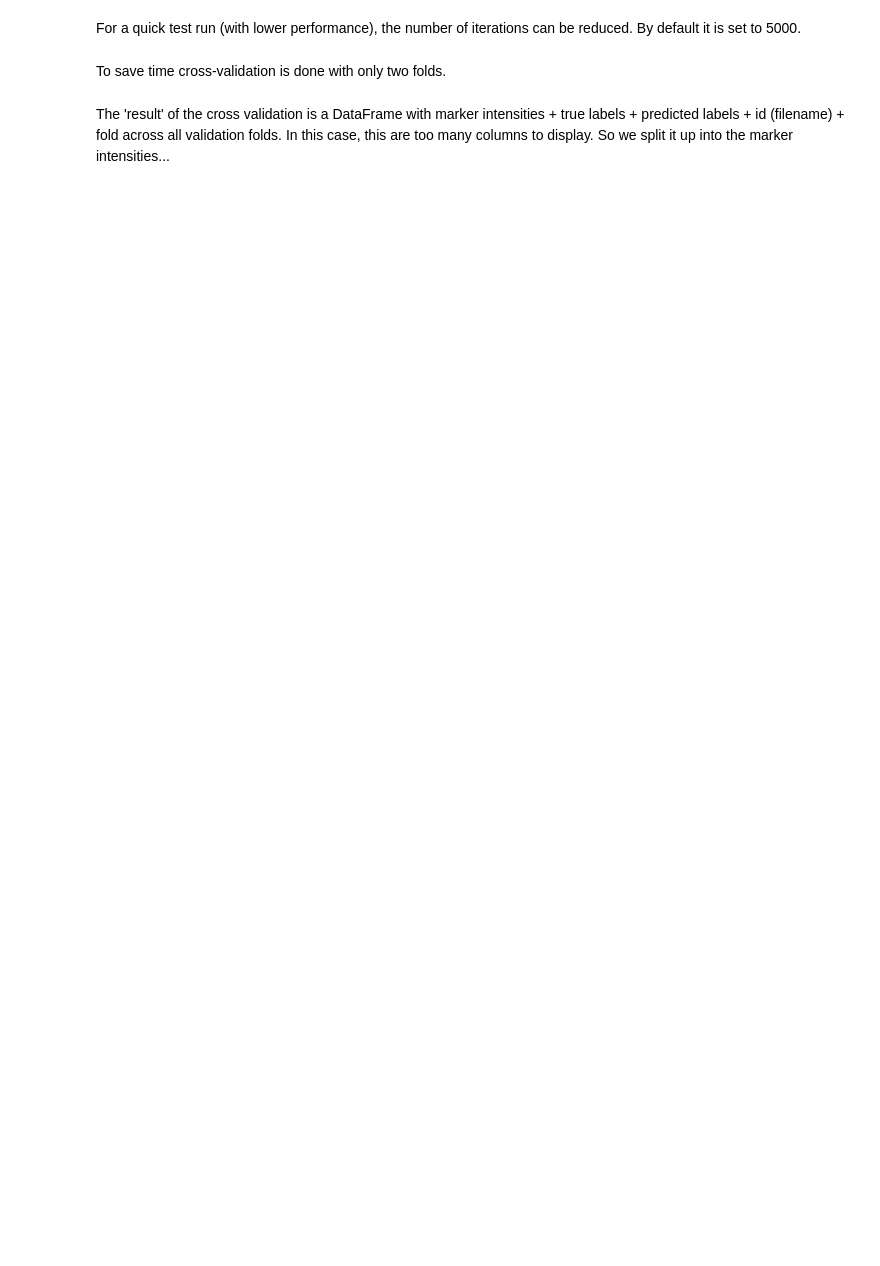
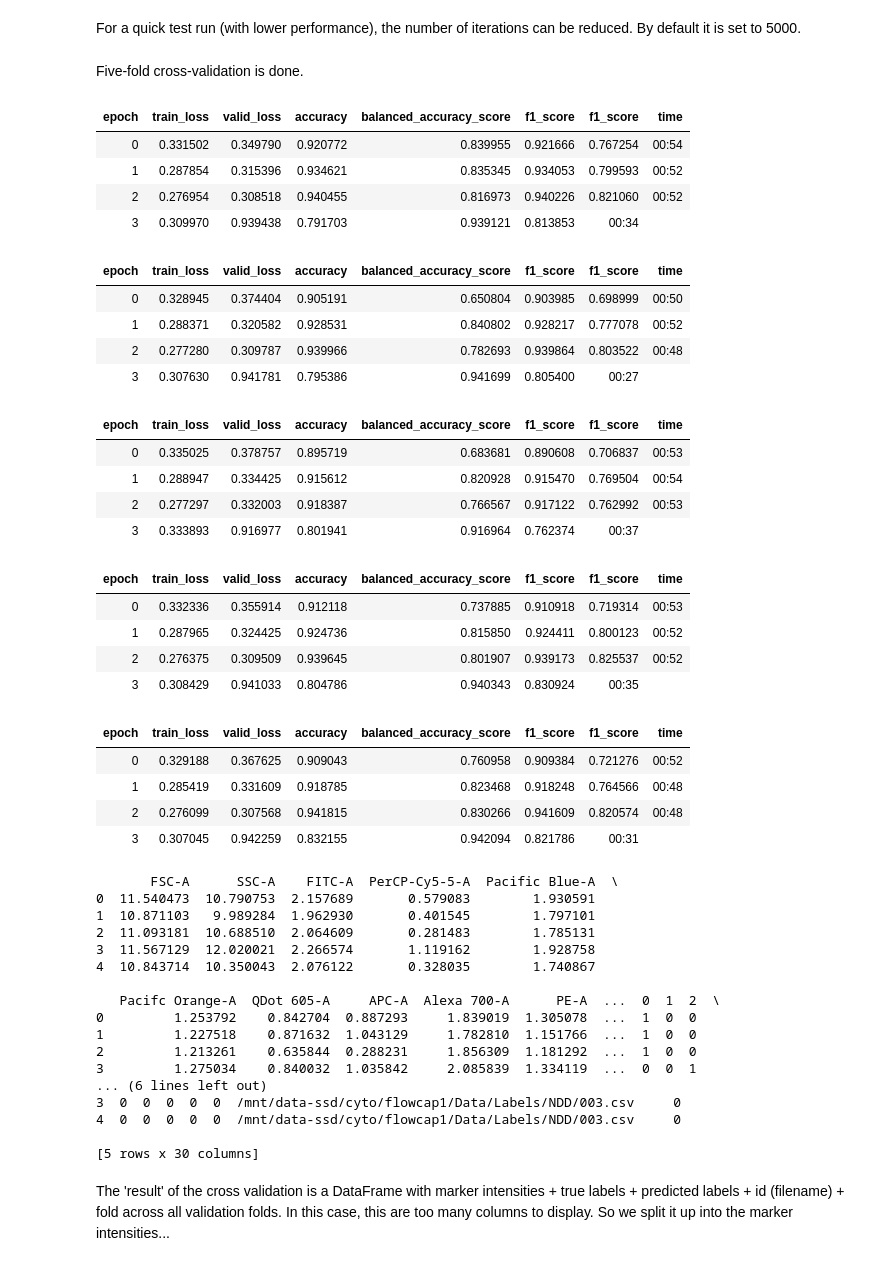
Before and after one commit to wwu-mmll/gatenet, a Jupyter notebook: tutorials/flowcap_data.ipynb, the cells around one changed output. Saved outputs shown, nothing was run; the diff lists cells and outputs as text; code cells hidden in the pictures; blank space fills up the shorter version.

Commit message:
Updated flowcap tutorial

```diff
--- a/tutorials/flowcap_data.ipynb
+++ b/tutorials/flowcap_data.ipynb
@@ -61,10 +78,53 @@ For a quick test run (with lower performance), the number of iterations can be r
 # %%
 # hparams.update({'iters': 100})
 # %% [markdown]
-To save time cross-validation is done with only two folds.
+Five-fold cross-validation is done.
 # %%
-result = cv(df, hparams, ds_kwargs, dl_kwargs, folds=2, with_targs=True)
+result = cv(df, hparams, ds_kwargs, dl_kwargs, folds=5, with_targs=True)
 print(result.head())
+# %% [output]
+| epoch | train_loss | valid_loss | accuracy | balanced_accuracy_score | f1_score | f1_score | time |
+| 0 | 0.331502 | 0.349790 | 0.920772 | 0.839955 | 0.921666 | 0.767254 | 00:54 |
+| 1 | 0.287854 | 0.315396 | 0.934621 | 0.835345 | 0.934053 | 0.799593 | 00:52 |
+| 2 | 0.276954 | 0.308518 | 0.940455 | 0.816973 | 0.940226 | 0.821060 | 00:52 |
+| 3 | 0.309970 | 0.939438 | 0.791703 | 0.939121 | 0.813853 | 00:34 |
+| epoch | train_loss | valid_loss | accuracy | balanced_accuracy_score | f1_score | f1_score | time |
+| 0 | 0.328945 | 0.374404 | 0.905191 | 0.650804 | 0.903985 | 0.698999 | 00:50 |
+| 1 | 0.288371 | 0.320582 | 0.928531 | 0.840802 | 0.928217 | 0.777078 | 00:52 |
+| 2 | 0.277280 | 0.309787 | 0.939966 | 0.782693 | 0.939864 | 0.803522 | 00:48 |
+| 3 | 0.307630 | 0.941781 | 0.795386 | 0.941699 | 0.805400 | 00:27 |
+| epoch | train_loss | valid_loss | accuracy | balanced_accuracy_score | f1_score | f1_score | time |
+| 0 | 0.335025 | 0.378757 | 0.895719 | 0.683681 | 0.890608 | 0.706837 | 00:53 |
+| 1 | 0.288947 | 0.334425 | 0.915612 | 0.820928 | 0.915470 | 0.769504 | 00:54 |
+| 2 | 0.277297 | 0.332003 | 0.918387 | 0.766567 | 0.917122 | 0.762992 | 00:53 |
+| 3 | 0.333893 | 0.916977 | 0.801941 | 0.916964 | 0.762374 | 00:37 |
+| epoch | train_loss | valid_loss | accuracy | balanced_accuracy_score | f1_score | f1_score | time |
+| 0 | 0.332336 | 0.355914 | 0.912118 | 0.737885 | 0.910918 | 0.719314 | 00:53 |
+| 1 | 0.287965 | 0.324425 | 0.924736 | 0.815850 | 0.924411 | 0.800123 | 00:52 |
+| 2 | 0.276375 | 0.309509 | 0.939645 | 0.801907 | 0.939173 | 0.825537 | 00:52 |
+| 3 | 0.308429 | 0.941033 | 0.804786 | 0.940343 | 0.830924 | 00:35 |
+| epoch | train_loss | valid_loss | accuracy | balanced_accuracy_score | f1_score | f1_score | time |
+| 0 | 0.329188 | 0.367625 | 0.909043 | 0.760958 | 0.909384 | 0.721276 | 00:52 |
+| 1 | 0.285419 | 0.331609 | 0.918785 | 0.823468 | 0.918248 | 0.764566 | 00:48 |
+| 2 | 0.276099 | 0.307568 | 0.941815 | 0.830266 | 0.941609 | 0.820574 | 00:48 |
+| 3 | 0.307045 | 0.942259 | 0.832155 | 0.942094 | 0.821786 | 00:31 |
+       FSC-A      SSC-A    FITC-A  PerCP-Cy5-5-A  Pacific Blue-A  \
+0  11.540473  10.790753  2.157689       0.579083        1.930591
+1  10.871103   9.989284  1.962930       0.401545        1.797101
+2  11.093181  10.688510  2.064609       0.281483        1.785131
+3  11.567129  12.020021  2.266574       1.119162        1.928758
+4  10.843714  10.350043  2.076122       0.328035        1.740867
+
+   Pacifc Orange-A  QDot 605-A     APC-A  Alexa 700-A      PE-A  ...  0  1  2  \
+0         1.253792    0.842704  0.887293     1.839019  1.305078  ...  1  0  0
+1         1.227518    0.871632  1.043129     1.782810  1.151766  ...  1  0  0
+2         1.213261    0.635844  0.288231     1.856309  1.181292  ...  1  0  0
+3         1.275034    0.840032  1.035842     2.085839  1.334119  ...  0  0  1
+... (6 lines left out)
+3  0  0  0  0  0  /mnt/data-ssd/cyto/flowcap1/Data/Labels/NDD/003.csv     0
+4  0  0  0  0  0  /mnt/data-ssd/cyto/flowcap1/Data/Labels/NDD/003.csv     0
+
+[5 rows x 30 columns]
 # %% [markdown]
 The 'result' of the cross validation is a DataFrame with marker intensities + true labels + predicted labels + id (filename) + fold across all validation folds. In this case, this are too many columns to display. So we split it up into the marker intensities...
 # %%
```
Also changed, not shown: parts of 12 cells of this notebook.
